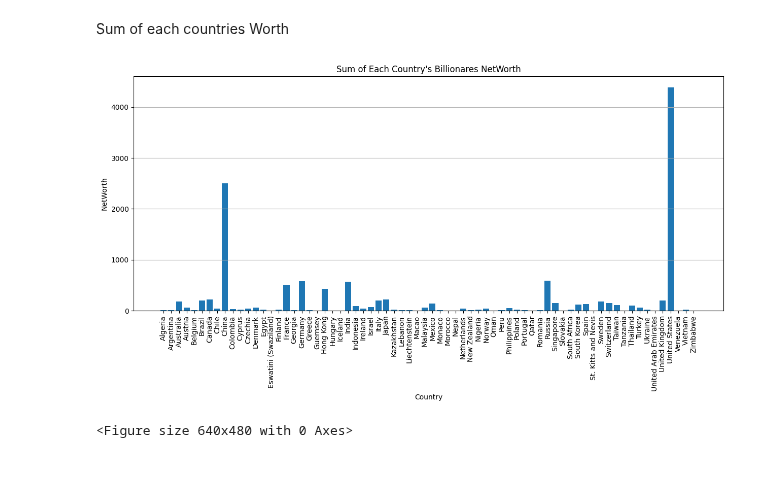
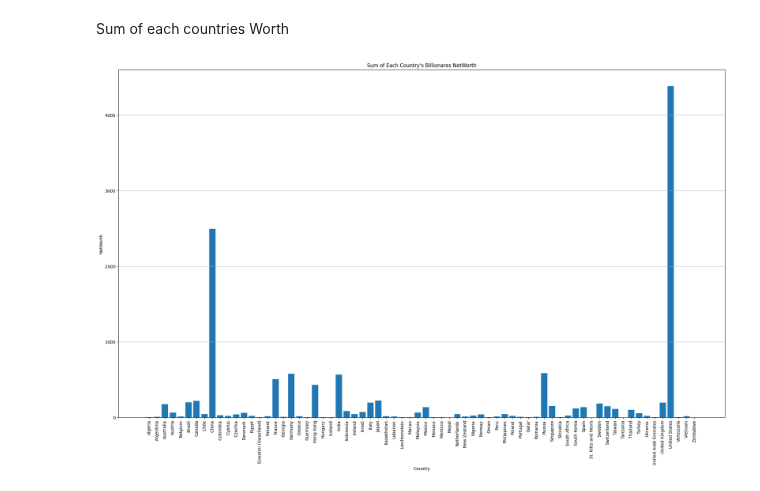
Before and after one commit to TaRa1999R/Data_Science, a Jupyter notebook: assignment40/1-billionaires.ipynb, the cells around one changed output. Cells and saved outputs as stored; diff of their text form; code cells hidden in the pictures.

```diff
--- a/assignment40/1-billionaires.ipynb
+++ b/assignment40/1-billionaires.ipynb
@@ -59,18 +59,17 @@ Sum of each countries Worth
 # %%
 df_country = data.groupby (['Country'])['NetWorth'].sum().reset_index ()
 df_country
 
-plt.figure (figsize = (15 , 6))
+plt.figure (figsize = (26 , 15))
 plt.bar (df_country['Country'] , df_country['NetWorth'])
 
 plt.xticks (rotation = 'vertical')
 plt.xlabel ('Country')
 plt.ylabel ('NetWorth')
 plt.title ("Sum of Each Country's Billionares NetWorth")
+plt.grid (axis= 'y')
 
-plt.grid (axis= 'y')
+plt.savefig ('outputs\output1 networth sum.png')
 plt.show ()
-plt.savefig ('outputs\output1 networth sum.jpg')
 # %% [output]
-[figure, old version]
+[figure, new version]
-<Figure size 640x480 with 0 Axes>
```
Also changed, not shown: 1 other file.
